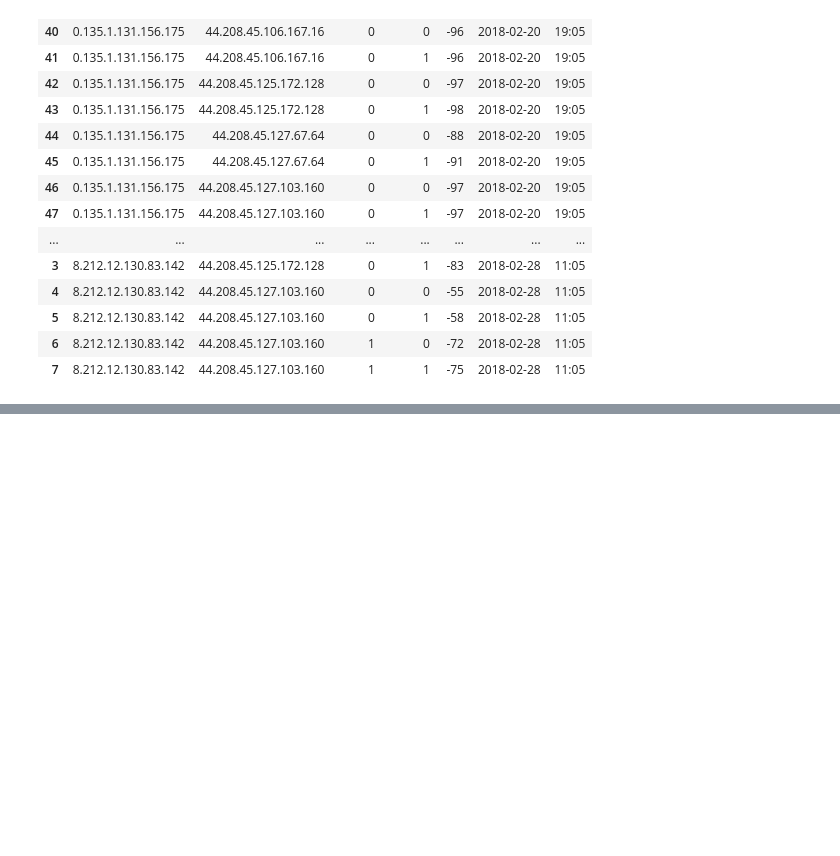
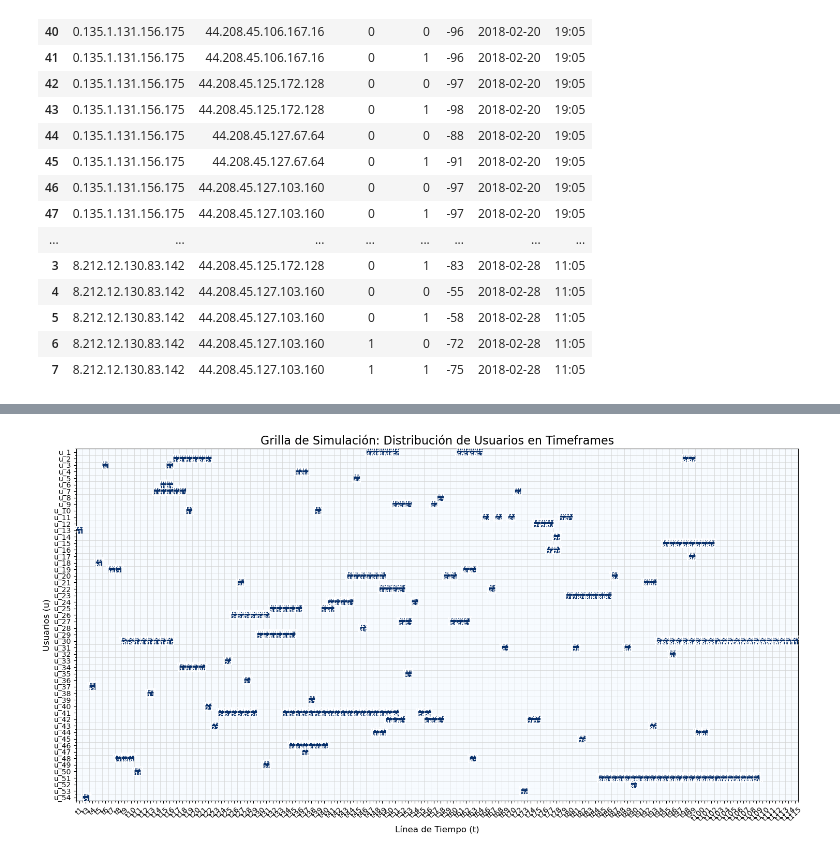
Before and after one commit to Nahuel1103/NetROML, a Jupyter notebook: filtrar.ipynb, the cells around one changed output, grey strips where cells are left out. Cells and saved outputs as stored; diff of their text form; code cells hidden in the pictures; blank space fills up the shorter version.

Commit message:
grid_blocks

```diff
--- a/filtrar.ipynb
+++ b/filtrar.ipynb
@@ -50,0 +56,3 @@ df_1.head(50)
+# %%
+filepath = '/Users/mauriciovieirarodriguez/project/NetROML/buildings/990/rssi_2018_11.csv'
+df = pd.read_csv(filepath)
@@ -50,0 +159,42 @@ df_1.head(50)
+# %%
+# 1. Cargar el resultado de tu simulación
+df = pd.read_csv('simulacion_bloques_reales.csv')
+
+# 2. Crear la matriz (Pivot)
+# Contamos cuántas filas hay por (usuario, timeframe)
+pivot_df = df.pivot_table(index='mac_cliente', columns='timeframe', aggfunc='size', fill_value=0)
+
+# 3. Graficar
+fig, ax = plt.subplots(figsize=(15, 8))
+
+# Dibujar la matriz (1 si está ocupado, 0 si no)
+# Usamos un mapa de colores 'Blues' o 'GnBu'
+data_matrix = (pivot_df > 0).astype(int)
+ax.imshow(data_matrix, cmap='Blues', aspect='auto', interpolation='nearest')
+
+# Configurar la grilla visual
+ax.set_xticks(np.arange(-.5, len(pivot_df.columns), 1), minor=True)
+ax.set_yticks(np.arange(-.5, len(pivot_df.index), 1), minor=True)
+ax.grid(which='minor', color='lightgray', linestyle='-', linewidth=0.5)
+
+# Etiquetas de los ejes
+ax.set_xticks(np.arange(len(pivot_df.columns)))
+ax.set_xticklabels([f"t{int(c)}" for c in pivot_df.columns], rotation=45)
+ax.set_yticks(np.arange(len(pivot_df.index)))
+ax.set_yticklabels([f"u_{i+1}" for i in range(len(pivot_df.index))])
+
+# Agregar el texto txu1, txu2... dentro de las celdas
+for i in range(len(pivot_df.index)):
+    for j in range(len(pivot_df.columns)):
+        if pivot_df.iloc[i, j] > 0:
+            ax.text(j, i, f"u{i+1}\nt{j+1}", ha="center", va="center",
+                    color="white", fontsize=8, fontweight='bold')
+
+ax.set_title("Grilla de Simulación: Distribución de Usuarios en Timeframes", fontsize=16)
+ax.set_xlabel("Línea de Tiempo (t)", fontsize=12)
+ax.set_ylabel("Usuarios (u)", fontsize=12)
+
+plt.tight_layout()
+plt.savefig('mi_grilla_visual.svg')
+# %% [output]
+[figure, added]
```
Also changed, not shown: parts of 2 cells of this notebook, 2 other files.
